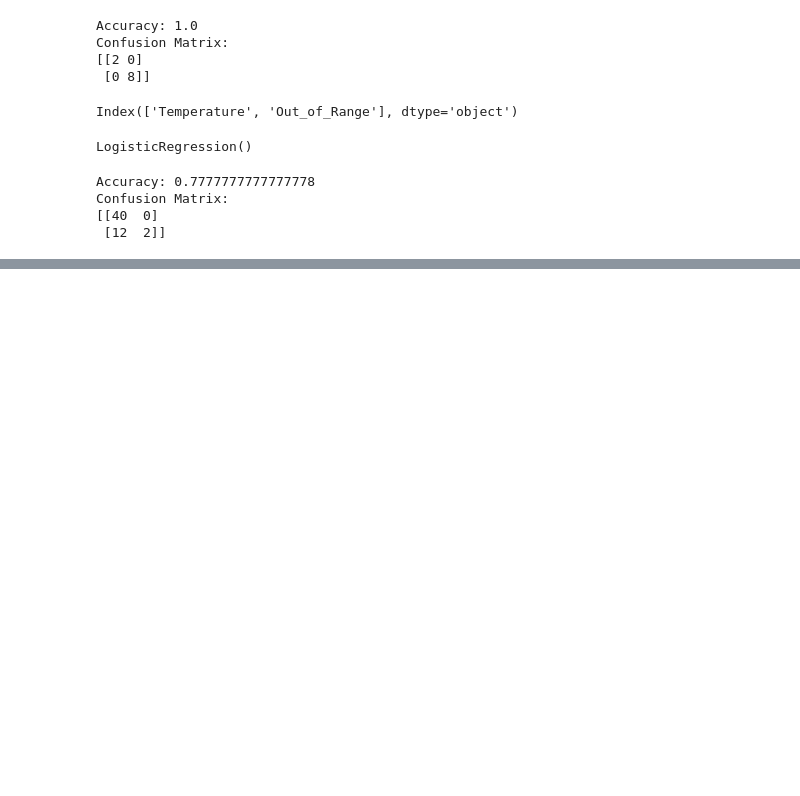
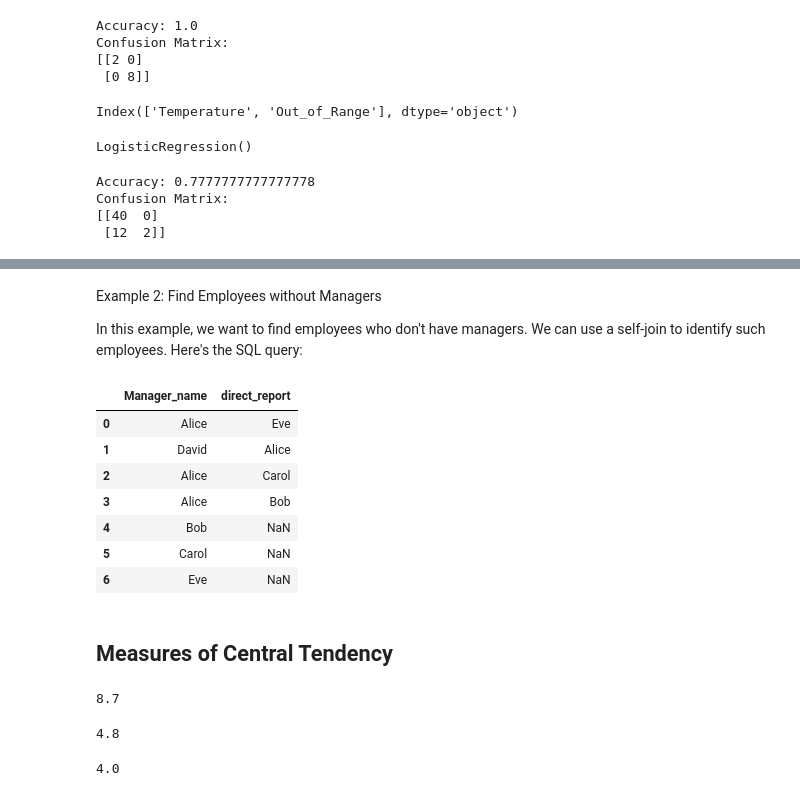
Before and after one commit to niteshkamboj2811/Python_Practice, a Jupyter notebook: Pyspark_BQ_python_sql_interview_practice.ipynb, the cells around one changed output, grey strips where cells are left out. Cells and saved outputs as stored; diff of their text form; code cells hidden in the pictures; blank space fills up the shorter version.

```diff
--- a/Pyspark_BQ_python_sql_interview_practice.ipynb
+++ b/Pyspark_BQ_python_sql_interview_practice.ipynb
@@ -2111,0 +2192,23 @@ Confusion Matrix:
+# %% [markdown]
+Example 2: Find Employees without Managers
+
+In this example, we want to find employees who don't have managers. We can use a self-join to identify such employees. Here's the SQL query:
+# %%
+duckdb.query("SELECT m.name AS Manager_name, e.Name AS direct_report FROM df AS m LEFT JOIN df AS e ON m.Employee_id = e.Manager_id").df()
+# %% [output]
+|  | Manager_name | direct_report |
+| 0 | Alice | Eve |
+| 1 | David | Alice |
+| 2 | Alice | Carol |
+| 3 | Alice | Bob |
+| 4 | Bob | NaN |
+| 5 | Carol | NaN |
+| 6 | Eve | NaN |
+# %% [markdown]
+## Measures of Central Tendency
+# %%
+x = [8.0, 1, 2.5, 4, 28.0]
+mean = sum(x)/len(x)
+print(mean)
+# %% [output]
+8.7
@@ -2111,0 +2217,13 @@ Confusion Matrix:
+# %%
+#The weighted mean, also called the weighted arithmetic mean or weighted average,
+#is a generalization of the arithmetic mean that enables you to define the relative contribution of each data point to the result.
+x = [2,4, 8]
+w = [0.2, 0.5, 0.3]
+print(f"{np.average(x, weights=w)}")
+# %% [output]
+4.8
+# %%
+x = [8.0, 1, 2.5, 4, 28.0]
+print(f"{np.median(x)}")
+# %% [output]
+4.0
```
Also changed, not shown: parts of 23 cells of this notebook.
